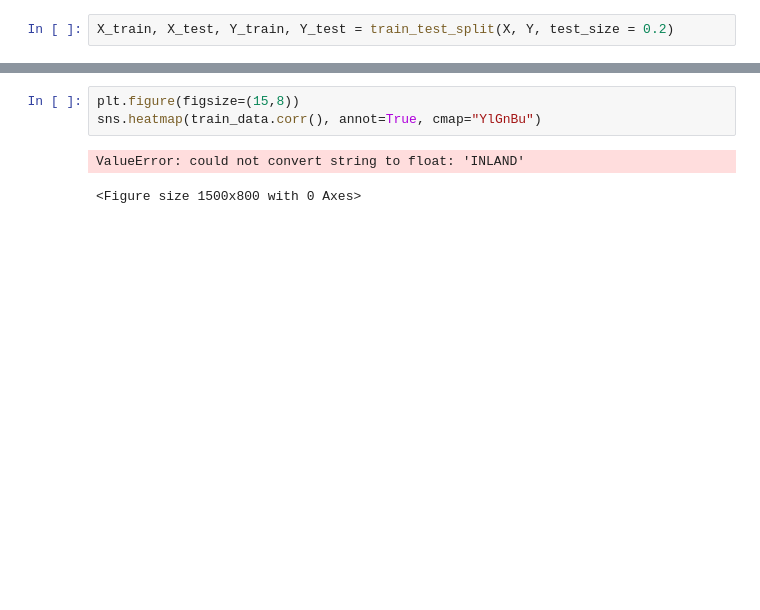
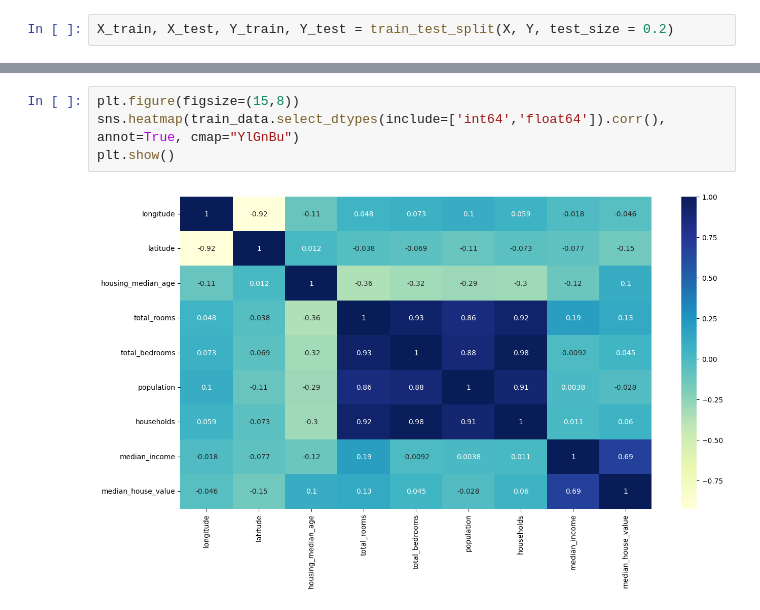
Before and after one commit to lobsangshakya/House_Prediction_Price, a Jupyter notebook: House_Prediction_project.ipynb, the cells around one changed output, grey strips where cells are left out. Cells and saved outputs as stored; diff of their text form; blank space fills up the shorter version.

```diff
--- a/House_Prediction_project.ipynb
+++ b/House_Prediction_project.ipynb
@@ -162,6 +162,6 @@ array([[<Axes: title={'center': 'longitude'}>,
 # %%
 plt.figure(figsize=(15,8))
-sns.heatmap(train_data.corr(), annot=True, cmap="YlGnBu")
+sns.heatmap(train_data.select_dtypes(include=['int64','float64']).corr(), annot=True, cmap="YlGnBu")
+plt.show()
 # %% [output]
-ValueError: could not convert string to float: 'INLAND'
-<Figure size 1500x800 with 0 Axes>
+[figure, added]
```
Also changed, not shown: parts of 3 cells of this notebook, 1 other file.
